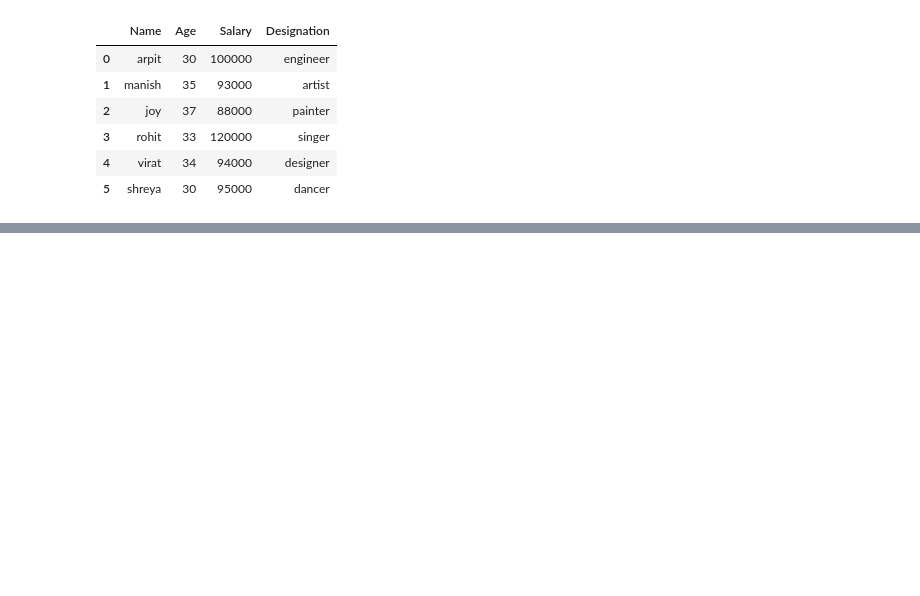
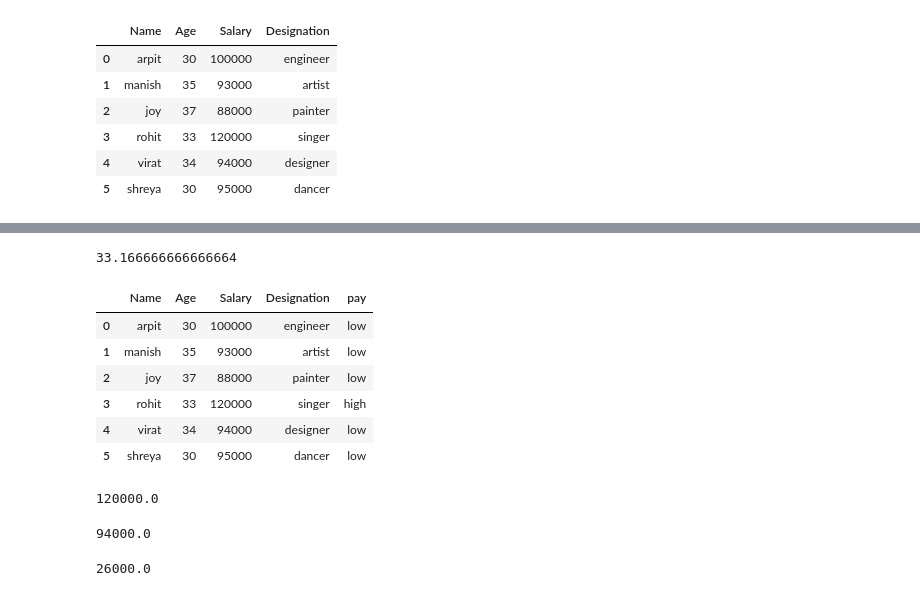
Before and after one commit to TheUndisput3d/100_days_of_code, a Jupyter notebook: data_science/pandas/pandas_exercises/pandas_exercise_1.ipynb, the cells around one changed output, grey strips where cells are left out. Cells and saved outputs as stored; diff of their text form; code cells hidden in the pictures; blank space fills up the shorter version.

```diff
--- a/data_science/pandas/pandas_exercises/pandas_exercise_1.ipynb
+++ b/data_science/pandas/pandas_exercises/pandas_exercise_1.ipynb
@@ -376,0 +371,28 @@ df
+# %%
+df.loc[(df['Designation'] != 'Engineer'), 'Age'].mean()
+# %% [output]
+33.166666666666664
+# %%
+df['pay'] = df.apply(lambda x: 'high' if x['Salary'] > 100000 else 'low', axis=1)
+# %%
+df
+# %% [output]
+|  | Name | Age | Salary | Designation | pay |
+| 0 | arpit | 30 | 100000 | engineer | low |
+| 1 | manish | 35 | 93000 | artist | low |
+| 2 | joy | 37 | 88000 | painter | low |
+| 3 | rohit | 33 | 120000 | singer | high |
+| 4 | virat | 34 | 94000 | designer | low |
+| 5 | shreya | 30 | 95000 | dancer | low |
+# %%
+df.loc[df['pay'] == 'high', 'Salary'].mean()
+# %% [output]
+120000.0
+# %%
+df.loc[df['pay'] == 'low', 'Salary'].mean()
+# %% [output]
+94000.0
+# %%
+df.loc[df['pay'] == 'high', 'Salary'].mean() - df.loc[df['pay'] == 'low', 'Salary'].mean()
+# %% [output]
+26000.0
```
Also changed, not shown: parts of 10 cells of this notebook, 1 other file.
